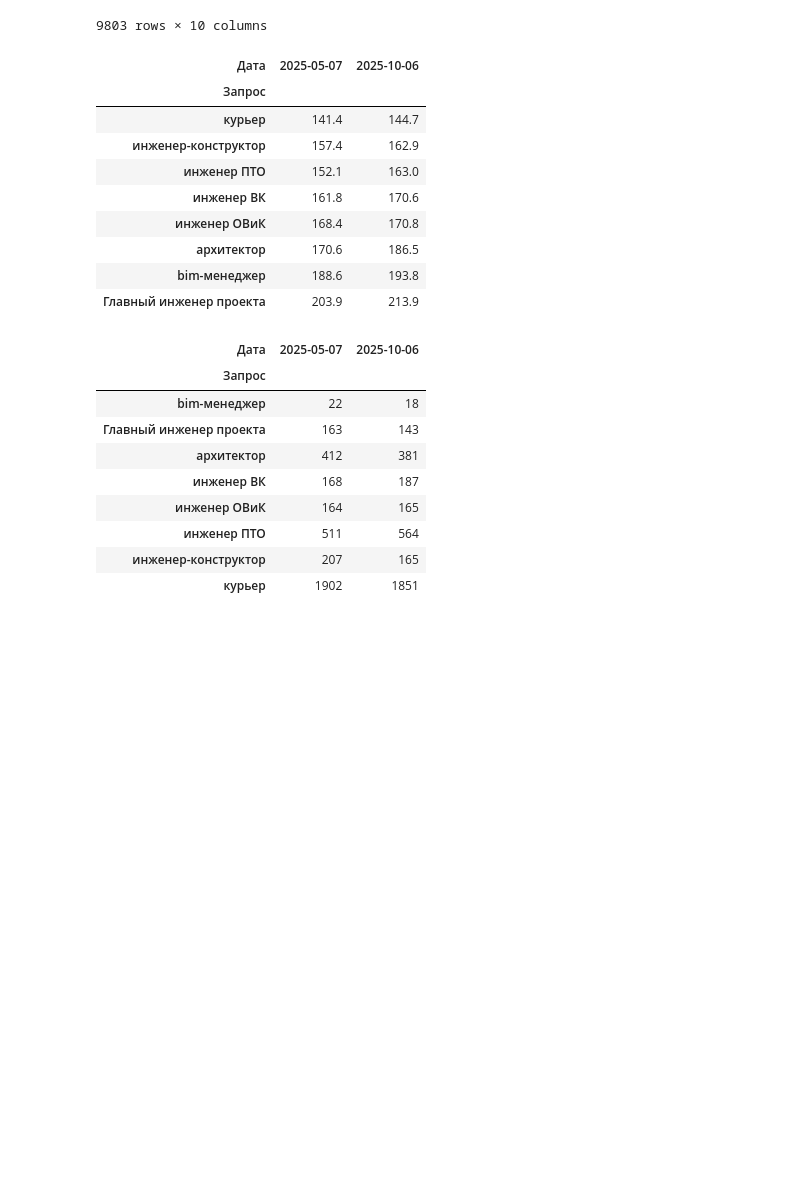
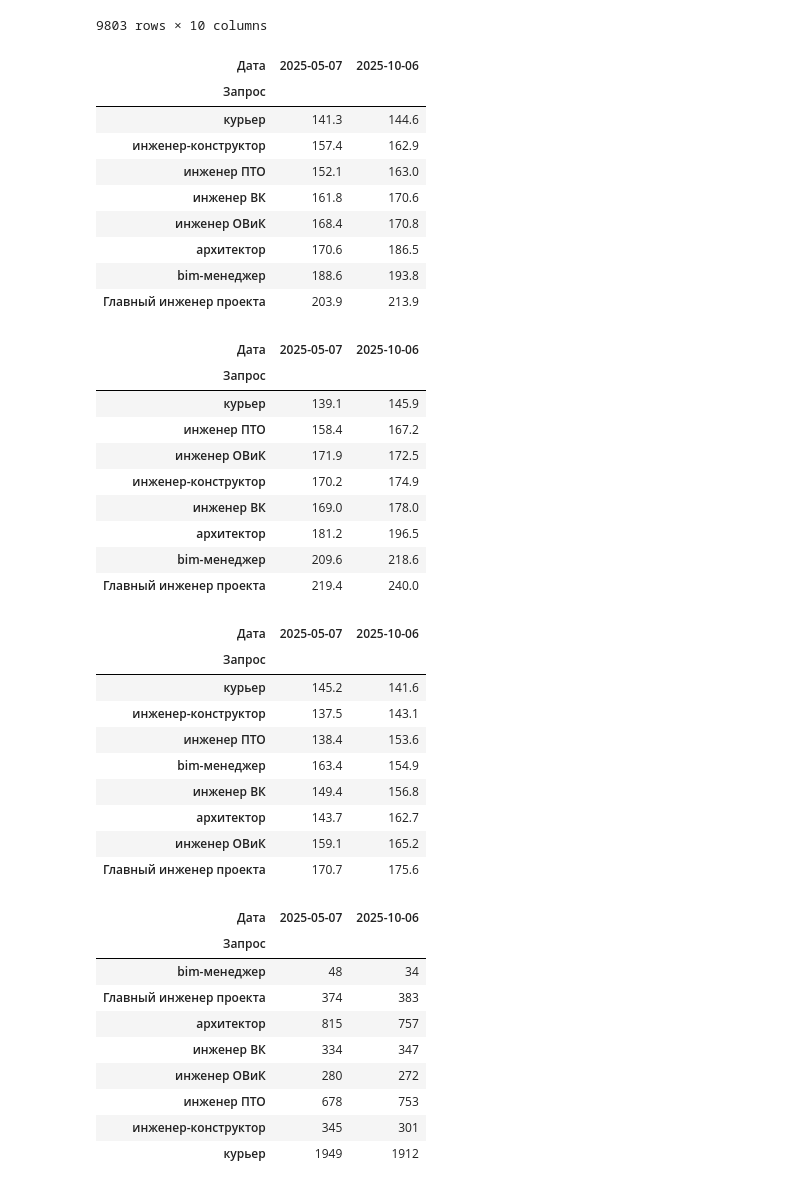
Before and after one commit to i-savelev/hh_parser, a Jupyter notebook: hh.ipynb, the cells around one changed output. Saved outputs shown, nothing was run; the diff lists cells and outputs as text; code cells hidden in the pictures; blank space fills up the shorter version.

```diff
--- a/hh.ipynb
+++ b/hh.ipynb
@@ -40,50 +40,89 @@ concat_df
 | 9802 | курьер | 2025-05-07 | Курьер на велосипеде | Санкт-Петербург | Самокат (ООО Лидер консалт - офиц... | https://hh.ru/vacancy/119218549 | 187620 | RUR | От тебя: | быстрое заключение договора — в т... |
 9803 rows × 10 columns
 # %%
-concat_df = concat_df[
-    (concat_df['ЗП']!=0) &
-    (concat_df['Валюта']=='RUR') &
+df_count_all = concat_df[
     ((concat_df['Город']=='Санкт-Петербург') | (concat_df['Город']=='Москва'))
     ]
-_concat_df = concat_df.copy()
-_concat_df['ЗП'] = concat_df['ЗП']/1000
 
-pivot_df_mean_salary = _concat_df.pivot_table(
+df_selary = df_count_all[
+    (df_count_all['ЗП']!=0)
+    ]
+
+df_selary_all = df_selary.copy()
+df_selary_all['ЗП'] = df_selary['ЗП']/1000
+
+pivot_mean_salary_all = df_selary_all.pivot_table(
     index='Запрос',
     columns=['Дата'],
     values="ЗП",
     aggfunc='mean'
     ).round(1).sort_values('2025-10-06').fillna(0)
 
-pivot_df_count = _concat_df.pivot_table(
+
+pivot_mean_salary_spb = df_selary_all[df_selary_all['Город']=='Санкт-Петербург'].pivot_table(
+    index='Запрос',
+    columns=['Дата'],
+    values="ЗП",
+    aggfunc='mean'
+    ).round(1).sort_values('2025-10-06').fillna(0)
+
+pivot_mean_salary_msk = df_selary_all[df_selary_all['Город']=='Москва'].pivot_table(
+    index='Запрос',
+    columns=['Дата'],
+    values="ЗП",
+    aggfunc='mean'
+    ).round(1).sort_values('2025-10-06').fillna(0)
+
+pivot_count_all = df_count_all.pivot_table(
     index='Запрос',
     columns=['Дата'],
     values="ЗП",
     aggfunc='count'
     ).round(1)
 
-display(pivot_df_mean_salary)
-
-display(pivot_df_count)
+display(pivot_mean_salary_all)
+display(pivot_mean_salary_msk)
+display(pivot_mean_salary_spb)
+display(pivot_count_all)
 # %% [output]
 | Дата | 2025-05-07 | 2025-10-06 |
 | Запрос |  |  |
-| курьер | 141.4 | 144.7 |
+| курьер | 141.3 | 144.6 |
 | инженер-конструктор | 157.4 | 162.9 |
 | инженер ПТО | 152.1 | 163.0 |
 | инженер ВК | 161.8 | 170.6 |
 | инженер ОВиК | 168.4 | 170.8 |
 | архитектор | 170.6 | 186.5 |
 | bim-менеджер | 188.6 | 193.8 |
 | Главный инженер проекта | 203.9 | 213.9 |
 | Дата | 2025-05-07 | 2025-10-06 |
 | Запрос |  |  |
-| bim-менеджер | 22 | 18 |
-| Главный инженер проекта | 163 | 143 |
-| архитектор | 412 | 381 |
-| инженер ВК | 168 | 187 |
-| инженер ОВиК | 164 | 165 |
-| инженер ПТО | 511 | 564 |
-| инженер-конструктор | 207 | 165 |
-| курьер | 1902 | 1851 |
+| курьер | 139.1 | 145.9 |
+| инженер ПТО | 158.4 | 167.2 |
+| инженер ОВиК | 171.9 | 172.5 |
+| инженер-конструктор | 170.2 | 174.9 |
+| инженер ВК | 169.0 | 178.0 |
+| архитектор | 181.2 | 196.5 |
+| bim-менеджер | 209.6 | 218.6 |
+| Главный инженер проекта | 219.4 | 240.0 |
+| Дата | 2025-05-07 | 2025-10-06 |
+| Запрос |  |  |
+| курьер | 145.2 | 141.6 |
+| инженер-конструктор | 137.5 | 143.1 |
+| инженер ПТО | 138.4 | 153.6 |
+| bim-менеджер | 163.4 | 154.9 |
+| инженер ВК | 149.4 | 156.8 |
+| архитектор | 143.7 | 162.7 |
+| инженер ОВиК | 159.1 | 165.2 |
+| Главный инженер проекта | 170.7 | 175.6 |
+| Дата | 2025-05-07 | 2025-10-06 |
+| Запрос |  |  |
+| bim-менеджер | 48 | 34 |
+| Главный инженер проекта | 374 | 383 |
+| архитектор | 815 | 757 |
+| инженер ВК | 334 | 347 |
+| инженер ОВиК | 280 | 272 |
+| инженер ПТО | 678 | 753 |
+| инженер-конструктор | 345 | 301 |
+| курьер | 1949 | 1912 |
 # %%
```
Also changed, not shown: parts of 2 cells of this notebook.
